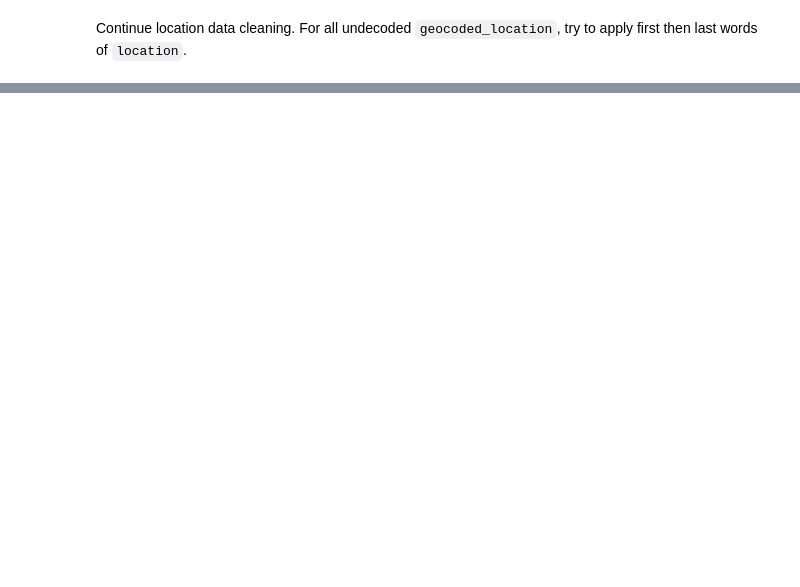
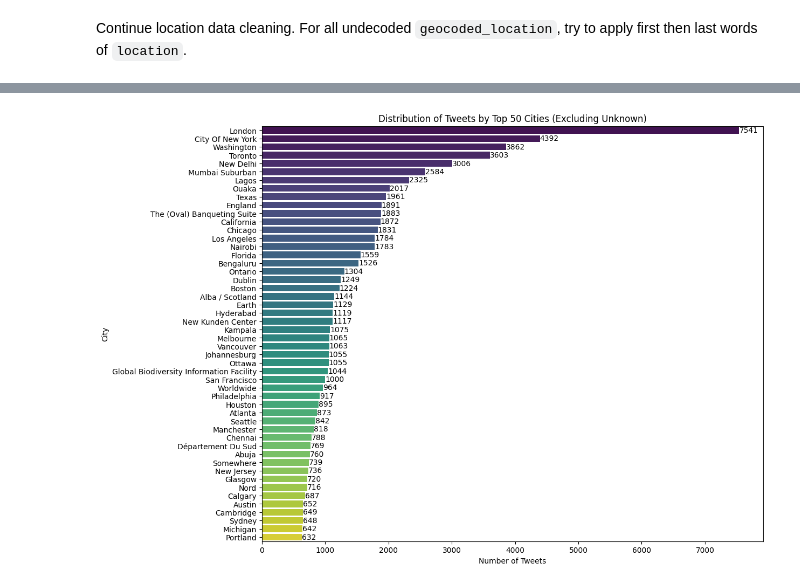
Before and after one commit to leksea/capstone-twitter-sentiment-analysis, a Jupyter notebook: Notebook.ipynb, the cells around one changed output, grey strips where cells are left out. Cells and saved outputs as stored; diff of their text form; code cells hidden in the pictures; blank space fills up the shorter version.

```diff
--- a/Notebook.ipynb
+++ b/Notebook.ipynb
@@ -724,0 +927,22 @@ print(tweet_df[['geocoded_location', 'City', 'State', 'Country']])
+# %%
+# 2. Remove 'Unknown' cities and plot histogram for top 50 (ordered)
+known_cities = tweet_df[tweet_df['City'] != 'Unknown']
+top_50_cities = known_cities['City'].value_counts().nlargest(50)
+
+plt.figure(figsize=(12, 10))
+sns.barplot(
+    y=top_50_cities.index,
+    x=top_50_cities.values,
+    hue=top_50_cities.index,  # Assign y to hue
+    palette='viridis',
+    dodge=False,  # Ensure no splitting
+    legend=False  # Disable legend
+)
+plt.title('Distribution of Tweets by Top 50 Cities (Excluding Unknown)')
+plt.xlabel('Number of Tweets')
+plt.ylabel('City')
+for i, v in enumerate(top_50_cities.values):
+    plt.text(v, i, f"{v}", va='center')
+plt.show()
+# %% [output]
+[figure, added]
```
Also changed, not shown: parts of 56 cells of this notebook.
